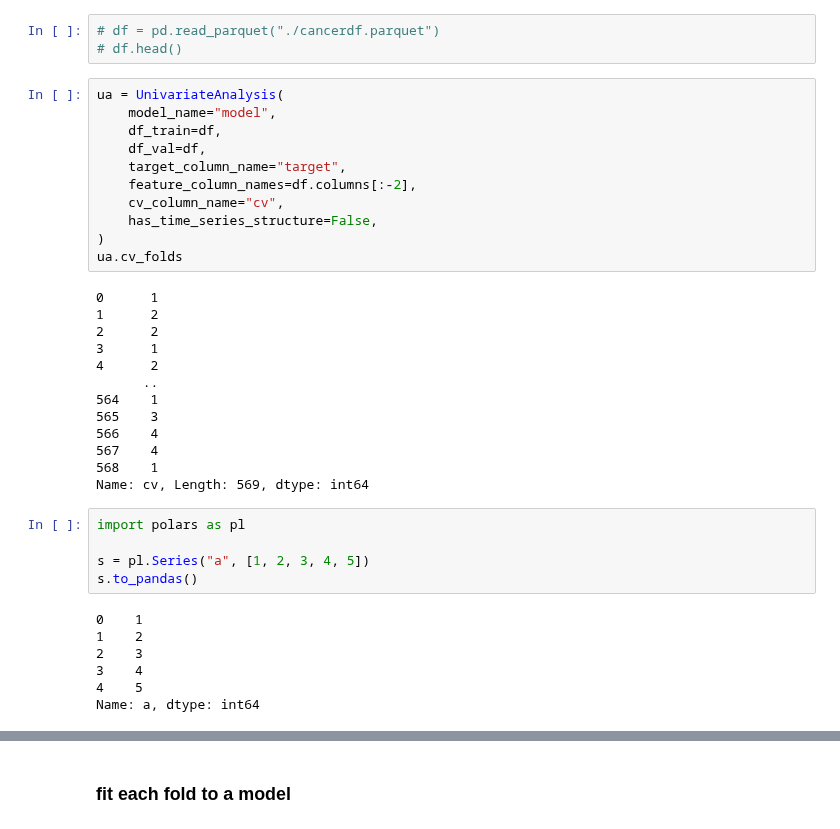
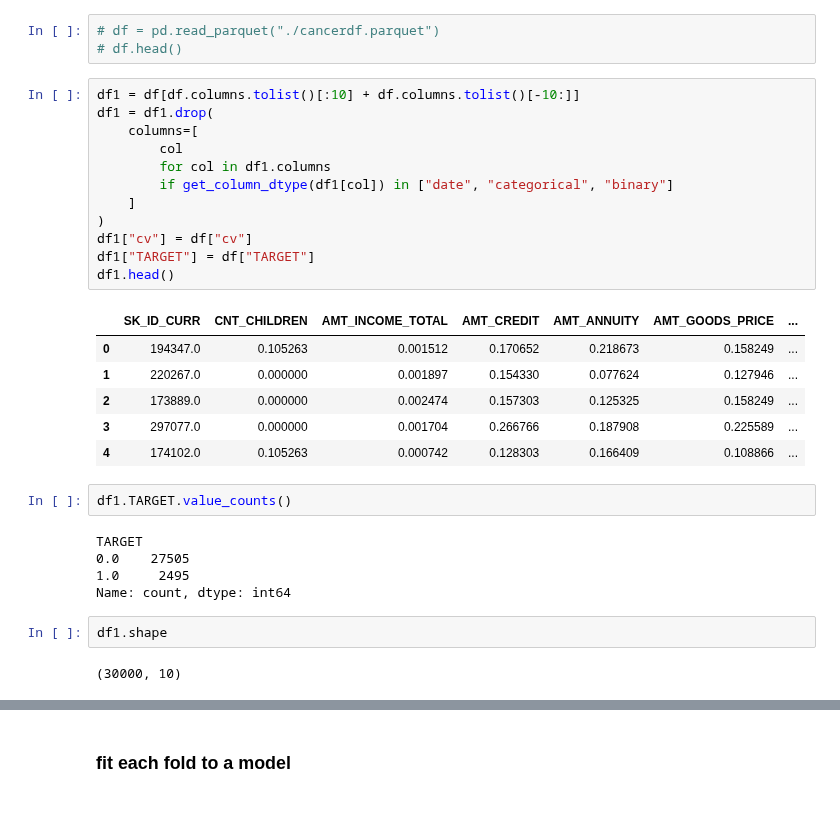
Before and after one commit to predictables/predictables, a Jupyter notebook: dev_univariate.ipynb, the cells around one changed output, grey strips where cells are left out. Cells and saved outputs as stored; diff of their text form.

```diff
--- a/dev_univariate.ipynb
+++ b/dev_univariate.ipynb
@@ -25,39 +46,33 @@ shape: (5, 32)
 # %%
 # df = pd.read_parquet("./cancerdf.parquet")
 # df.head()
-# %%
-ua = UnivariateAnalysis(
-    model_name="model",
-    df_train=df,
-    df_val=df,
-    target_column_name="target",
-    feature_column_names=df.columns[:-2],
-    cv_column_name="cv",
-    has_time_series_structure=False,
-)
-ua.cv_folds
-# %% [output]
-0      1
-1      2
-2      2
-3      1
-4      2
-      ..
-564    1
-565    3
-566    4
-567    4
-568    1
-Name: cv, Length: 569, dtype: int64
-# %%
-import polars as pl
-
-s = pl.Series("a", [1, 2, 3, 4, 5])
-s.to_pandas()
-# %% [output]
-0    1
-1    2
-2    3
-3    4
-4    5
-Name: a, dtype: int64
+# %%
+df1 = df[df.columns.tolist()[:10] + df.columns.tolist()[-10:]]
+df1 = df1.drop(
+    columns=[
+        col
+        for col in df1.columns
+        if get_column_dtype(df1[col]) in ["date", "categorical", "binary"]
+    ]
+)
+df1["cv"] = df["cv"]
+df1["TARGET"] = df["TARGET"]
+df1.head()
+# %% [output]
+|  | SK_ID_CURR | CNT_CHILDREN | AMT_INCOME_TOTAL | AMT_CREDIT | AMT_ANNUITY | AMT_GOODS_PRICE | ... |
+| 0 | 194347.0 | 0.105263 | 0.001512 | 0.170652 | 0.218673 | 0.158249 | ... |
+| 1 | 220267.0 | 0.000000 | 0.001897 | 0.154330 | 0.077624 | 0.127946 | ... |
+| 2 | 173889.0 | 0.000000 | 0.002474 | 0.157303 | 0.125325 | 0.158249 | ... |
+| 3 | 297077.0 | 0.000000 | 0.001704 | 0.266766 | 0.187908 | 0.225589 | ... |
+| 4 | 174102.0 | 0.105263 | 0.000742 | 0.128303 | 0.166409 | 0.108866 | ... |
+# %%
+df1.TARGET.value_counts()
+# %% [output]
+TARGET
+0.0    27505
+1.0     2495
+Name: count, dtype: int64
+# %%
+df1.shape
+# %% [output]
+(30000, 10)
```
Also changed, not shown: parts of 7 cells of this notebook, 11 other files.
